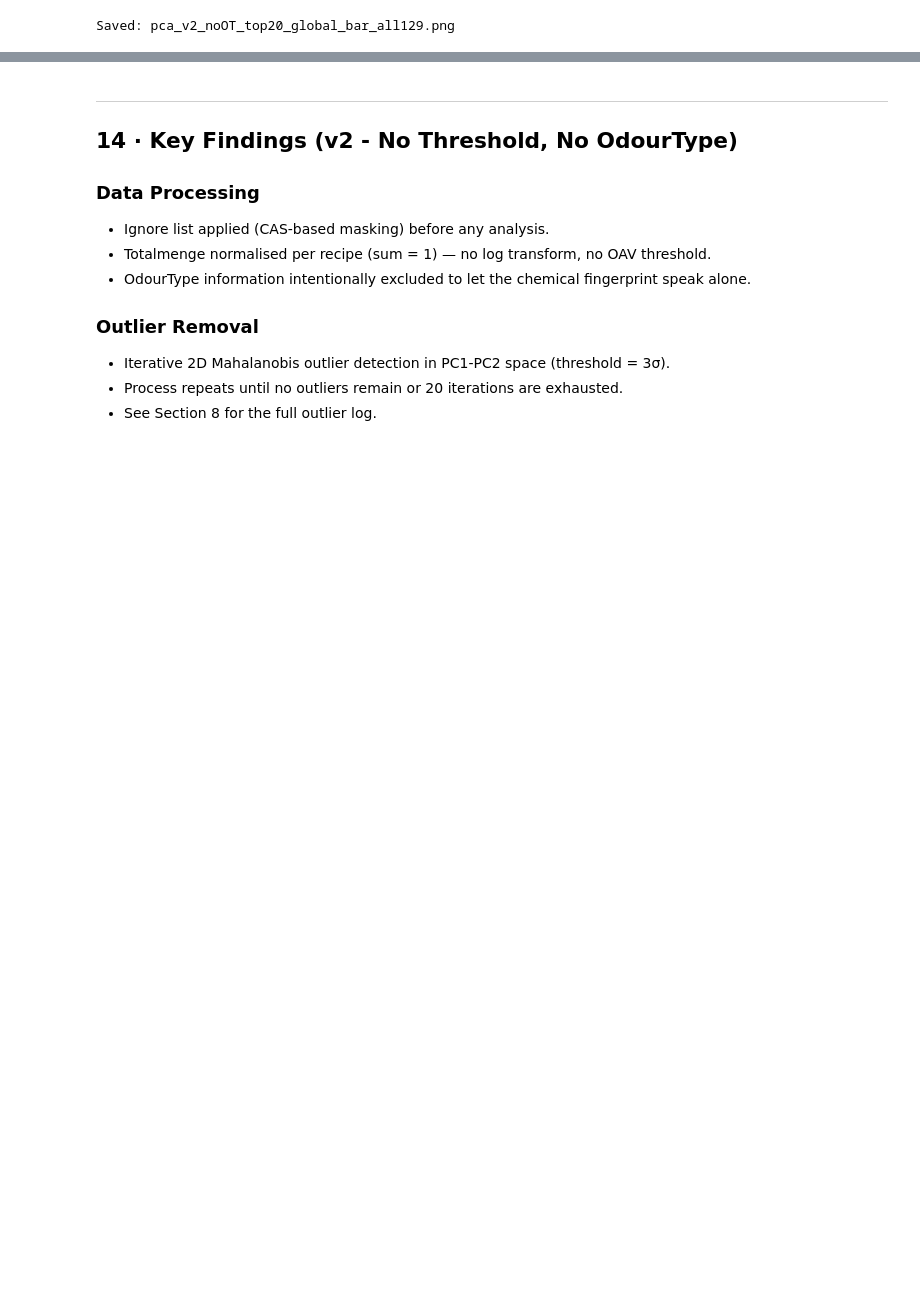
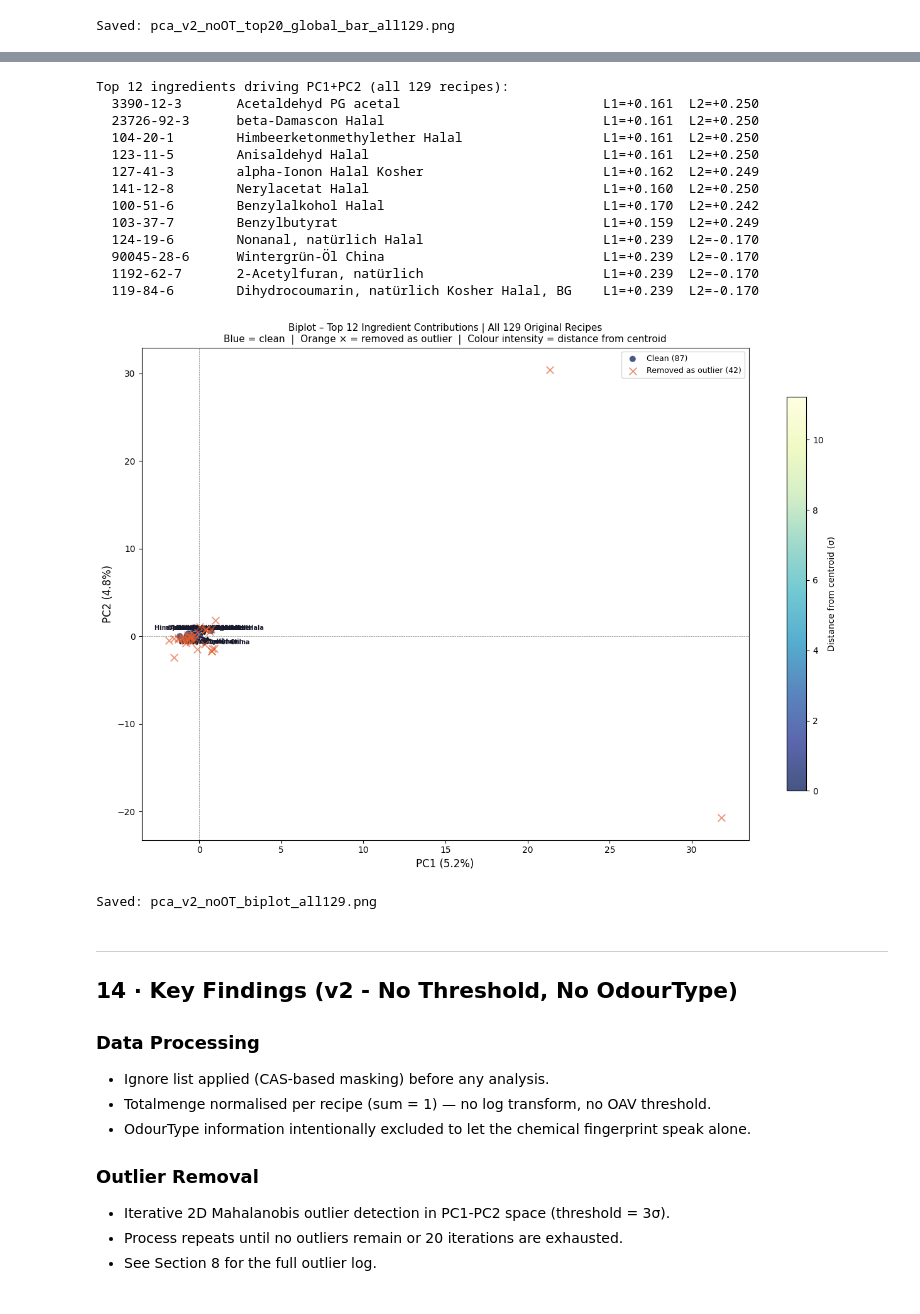
Before and after one commit to fredboneML/Flavour_Agent, a Jupyter notebook: notebooks/recipe_pca_v2_without_threshold_without_OdorType__strawberry_erdbeere.ipynb, the cells around one changed output, grey strips where cells are left out. Cells and saved outputs as stored; diff of their text form; code cells hidden in the pictures; blank space fills up the shorter version.

```diff
--- a/notebooks/recipe_pca_v2_without_threshold_without_OdorType__strawberry_erdbeere.ipynb
+++ b/notebooks/recipe_pca_v2_without_threshold_without_OdorType__strawberry_erdbeere.ipynb
@@ -1376,3 +1444,83 @@ Saved: pca_v2_noOT_top20_global_bar_all129.png
+# %%
+# ── Biplot – all 129 recipes, top-12 ingredients driving PC1+PC2 ─────────────
+N_ARROWS_ORIG   = 12
+importance_orig = np.sqrt(loadings_orig[0]**2 + loadings_orig[1]**2)
+top_idx_orig    = np.argsort(importance_orig)[::-1][:N_ARROWS_ORIG]
+
+print(f'Top {N_ARROWS_ORIG} ingredients driving PC1+PC2 (all 129 recipes):')
+for i in top_idx_orig:
+    cas  = cas_labels[i]
+    name = cas_name.get(cas, cas)
+    print(f'  {cas:15s} {name[:45]:45s}  L1={loadings_orig[0,i]:+.3f}  L2={loadings_orig[1,i]:+.3f}')
+
+SCALE_ORIG  = 3.5
+s1_o        = scores_orig[:, 0]
+s2_o        = scores_orig[:, 1]
+z1_o        = (s1_o - s1_o.mean()) / (s1_o.std() + 1e-12)
+z2_o        = (s2_o - s2_o.mean()) / (s2_o.std() + 1e-12)
+dist_o      = np.sqrt(z1_o**2 + z2_o**2)
+clean_set   = set(recipes_oav)
+clean_mask  = np.array([r in clean_set for r in recipes_orig])
+
+fig, ax = plt.subplots(figsize=(13, 9))
+
+# Clean recipes – colour by distance from centroid
+sc = ax.scatter(
+    s1_o[clean_mask], s2_o[clean_mask],
+    c=dist_o[clean_mask], cmap='YlGnBu_r', vmin=0, vmax=dist_o.max(),
+    s=55, alpha=0.75, edgecolors='white', linewidths=0.4, zorder=3,
+    label=f'Clean ({clean_mask.sum()})'
+)
+plt.colorbar(sc, ax=ax, label='Distance from centroid (σ)', shrink=0.8)
+
+# Removed recipes – orange cross
+ax.scatter(
+    s1_o[~clean_mask], s2_o[~clean_mask],
+    c='#E05A2B', s=70, alpha=0.65, marker='x', linewidths=1.3, zorder=4,
+    label=f'Removed as outlier ({(~clean_mask).sum()})'
+)
+
+# Ingredient arrows
+for i in top_idx_orig:
+    cas   = cas_labels[i]
+    short = cas_name.get(cas, cas).split(',')[0][:28]
+    lx    = loadings_orig[0, i] * SCALE_ORIG
+    ly    = loadings_orig[1, i] * SCALE_ORIG
+    ax.annotate('', xy=(lx, ly), xytext=(0, 0),
+                arrowprops=dict(arrowstyle='->', color='#1A1A2E', lw=1.5))
+    ax.text(lx * 1.09, ly * 1.09, short, fontsize=7, color='#1A1A2E',
+            ha='center', va='center', fontweight='bold')
+
+ax.axhline(0, color='grey', lw=0.5, ls='--')
+ax.axvline(0, color='grey', lw=0.5, ls='--')
+ax.set_xlabel(f'PC1 ({ev_orig[0]:.1f}%)', fontsize=12)
+ax.set_ylabel(f'PC2 ({ev_orig[1]:.1f}%)', fontsize=12)
+ax.set_title(
+    f'Biplot – Top {N_ARROWS_ORIG} Ingredient Contributions | All 129 Original Recipes\n'
+    'Blue = clean  |  Orange × = removed as outlier  |  Colour intensity = distance from centroid',
+    fontsize=11
+)
+ax.legend(loc='upper right', fontsize=9)
+plt.tight_layout()
+fig.savefig(OUT_DIR / 'pca_v2_noOT_biplot_all129.png', dpi=150, bbox_inches='tight')
+plt.show()
+print('Saved: pca_v2_noOT_biplot_all129.png')
+# %% [output]
+Top 12 ingredients driving PC1+PC2 (all 129 recipes):
+  3390-12-3       Acetaldehyd PG acetal                          L1=+0.161  L2=+0.250
+  23726-92-3      beta-Damascon Halal                            L1=+0.161  L2=+0.250
+  104-20-1        Himbeerketonmethylether Halal                  L1=+0.161  L2=+0.250
+  123-11-5        Anisaldehyd Halal                              L1=+0.161  L2=+0.250
+  127-41-3        alpha-Ionon Halal Kosher                       L1=+0.162  L2=+0.249
+  141-12-8        Nerylacetat Halal                              L1=+0.160  L2=+0.250
+  100-51-6        Benzylalkohol Halal                            L1=+0.170  L2=+0.242
+  103-37-7        Benzylbutyrat                                  L1=+0.159  L2=+0.249
+  124-19-6        Nonanal, natürlich Halal                       L1=+0.239  L2=-0.170
+  90045-28-6      Wintergrün-Öl China                            L1=+0.239  L2=-0.170
+  1192-62-7       2-Acetylfuran, natürlich                       L1=+0.239  L2=-0.170
+  119-84-6        Dihydrocoumarin, natürlich Kosher Halal, BG    L1=+0.239  L2=-0.170
+[figure, added]
+Saved: pca_v2_noOT_biplot_all129.png
 # %% [markdown]
 ---
 ## 14 · Key Findings (v2 - No Threshold, No OdourType)
```
Also changed, not shown: parts of 4 cells of this notebook, 3 other files.
